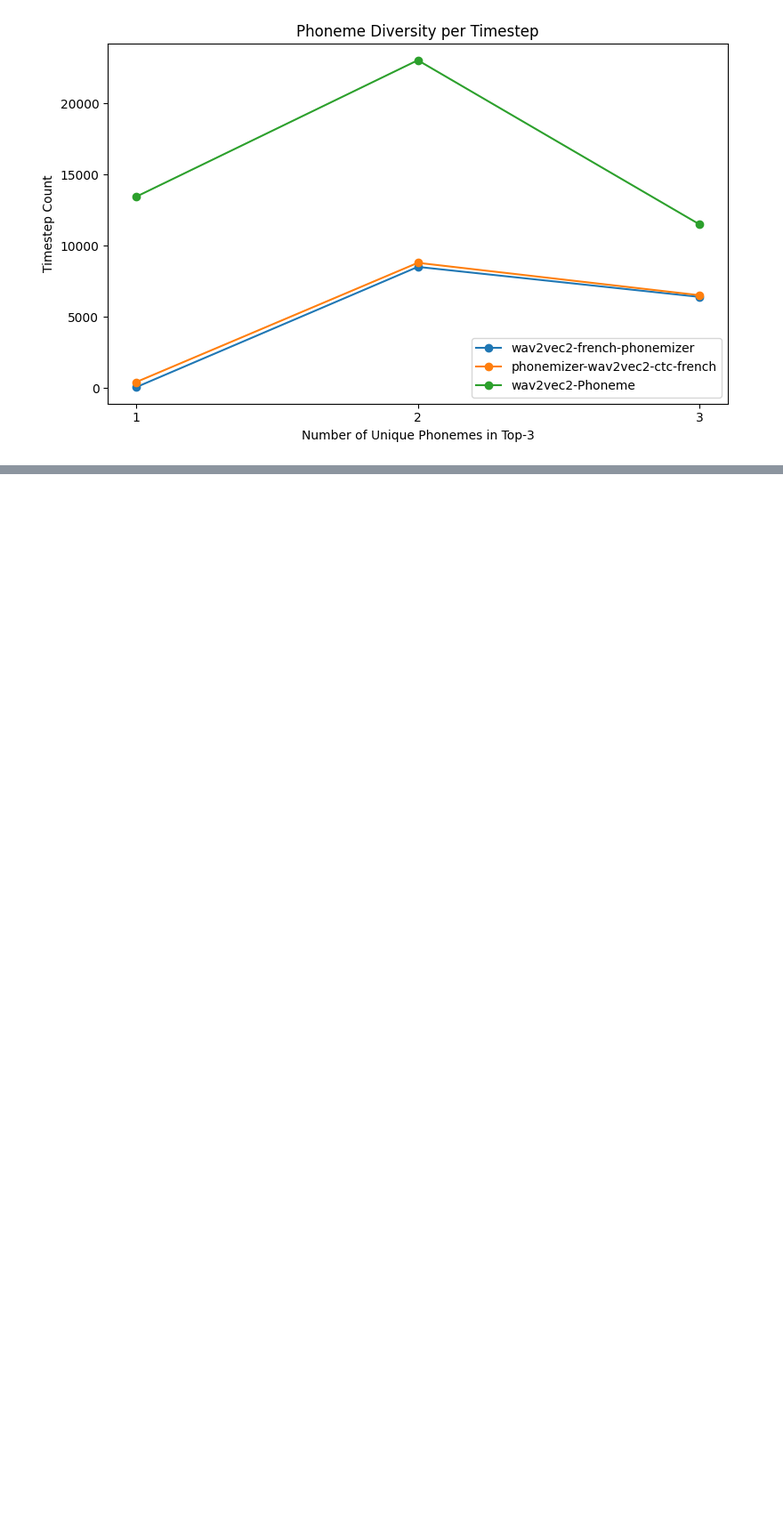
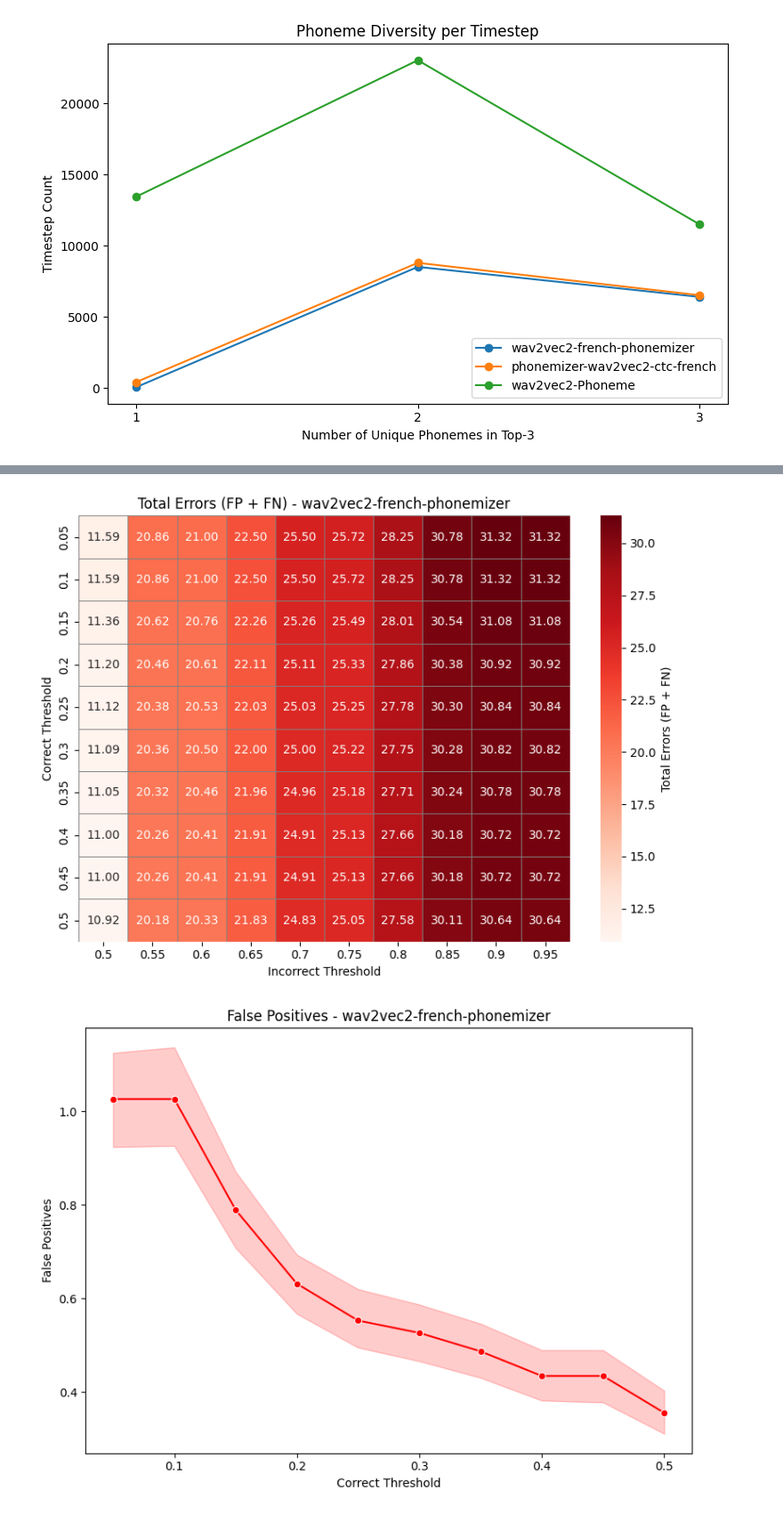
Before and after one commit to cleorenaud/Rhythmico-ASR, a Jupyter notebook: notebooks/statistics.ipynb, the cells around one changed output, grey strips where cells are left out. Shown at 89% size. Drawn from its saved outputs; the diff is of its cells as text; code cells hidden in the pictures; blank space fills up the shorter version.

```diff
--- a/notebooks/statistics.ipynb
+++ b/notebooks/statistics.ipynb
@@ -174,0 +188,12 @@ plt.show()
+# %%
+# We initialize an empty DataFrame to accumulate all evaluation results
+all_eval_df = pd.DataFrame()
+
+# We run the evaluation algorithm on the three models
+for model in models:
+    eval_df = grid_search_evaluation(test_df=test_df, model=model, test_type='readingTestFluencE')
+    print(eval_df.head())
+    all_eval_df = pd.concat([all_eval_df, eval_df], ignore_index=True)
+
+# We compute the total error (false pos + false neg) for each row
+all_eval_df['total_error'] = all_eval_df['false_pos'] + all_eval_df['false_neg']
@@ -174,0 +227,8 @@ plt.show()
+# %%
+for model in models:
+    # We filter the DataFrame for the current model before plotting the FP and FN statistics
+    model_df = all_eval_df[all_eval_df['model'] == model]
+    plot_FP_FN_stats(model_df, model)
+# %% [output]
+[figure, added]
+[figure, added]
```
Also changed, not shown: parts of 23 cells of this notebook, 1 other file.
